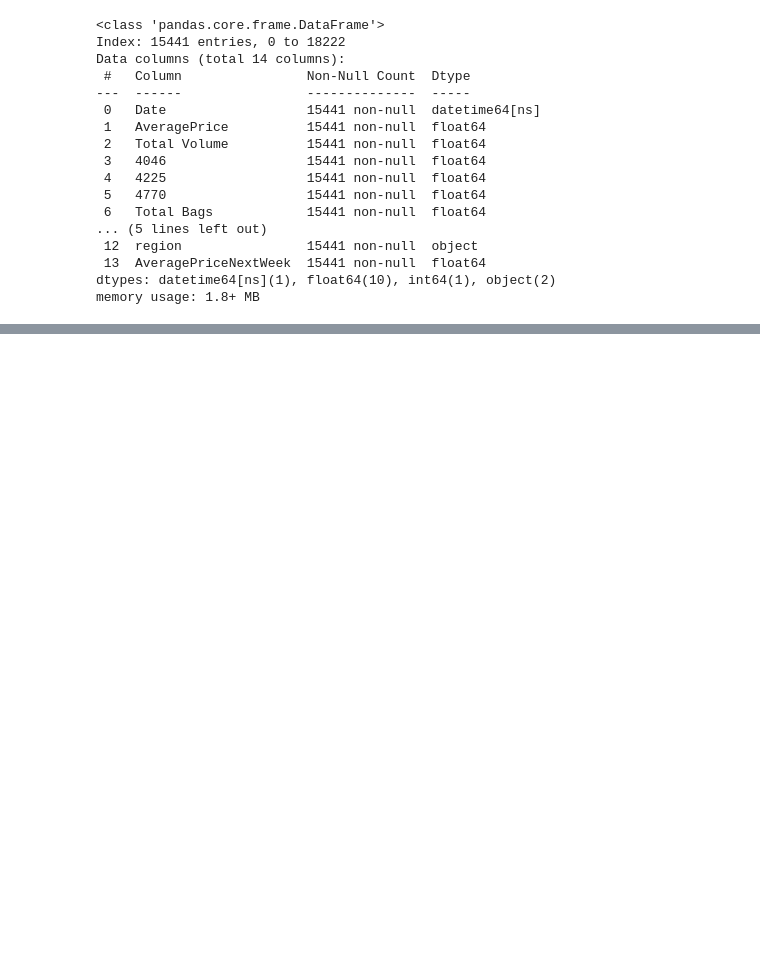
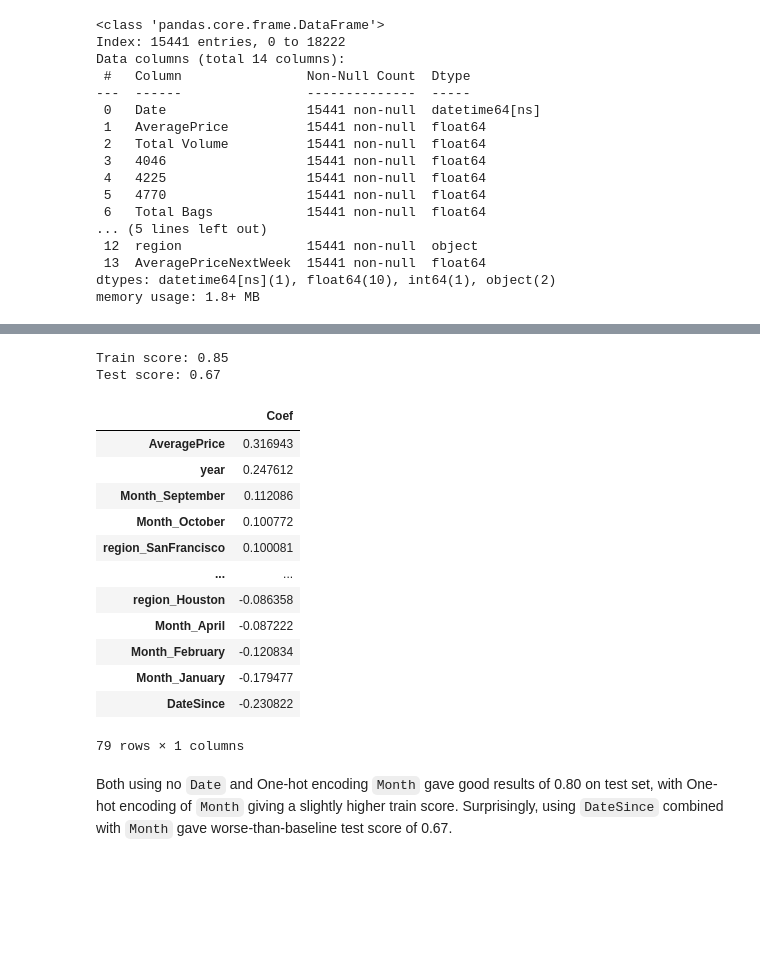
Before and after one commit to ShenranTomWang/CPSC330HW, a Jupyter notebook: hw8_sol.ipynb, the cells around one changed output, grey strips where cells are left out. Drawn from its saved outputs; the diff is of its cells as text; code cells hidden in the pictures; blank space fills up the shorter version.

```diff
--- a/hw8_sol.ipynb
+++ b/hw8_sol.ipynb
@@ -545,0 +610,9 @@ score_lr_print_coeff(preprocessor, df_train, y_train, df_test, y_test, X_train_e
+# %%
+X_train_enc, y_train, X_test_enc, y_test, preprocessor = preprocess_features(
+    train_df,
+    test_df,
+    numeric_features,
+    categorical_features,
+    drop_features, target
+)
+X_train_enc.info()
@@ -546,3 +637,38 @@ score_lr_print_coeff(preprocessor, df_train, y_train, df_test, y_test, X_train_e
+# %%
+# Ridge
+# lec19
+
+def score_lr_print_coeff(preprocessor, train_df, y_train, test_df, y_test, X_train_enc):
+    lr_pipe = make_pipeline(preprocessor, Ridge(alpha=1)) # i tried different alphas but they didn't affect train/test scores
+    lr_pipe.fit(train_df, y_train)
+    print("Train score: {:.2f}".format(lr_pipe.score(train_df, y_train)))
+    print("Test score: {:.2f}".format(lr_pipe.score(test_df, y_test)))
+    lr_coef = pd.DataFrame(
+        data=lr_pipe.named_steps["ridge"].coef_.flatten(),
+        index=X_train_enc.columns,
+        columns=["Coef"],
+    )
+    return lr_coef.sort_values(by="Coef", ascending=False)
+
+score_lr_print_coeff(preprocessor, train_df, y_train, test_df, y_test, X_train_enc)
+# %% [output]
+Train score: 0.85
+Test score: 0.67
+|  | Coef |
+| AveragePrice | 0.316943 |
+| year | 0.247612 |
+| Month_September | 0.112086 |
+| Month_October | 0.100772 |
+| region_SanFrancisco | 0.100081 |
+| ... | ... |
+| region_Houston | -0.086358 |
+| Month_April | -0.087222 |
+| Month_February | -0.120834 |
+| Month_January | -0.179477 |
+| DateSince | -0.230822 |
+79 rows × 1 columns
+# %% [markdown]
+Both using no `Date` and One-hot encoding `Month` gave good results of 0.80 on test set, with One-hot encoding of `Month` giving a slightly higher train score. Surprisingly, using `DateSince` combined with `Month` gave worse-than-baseline test score of 0.67.
 # %% [markdown]
 <!-- END QUESTION -->
 
```
Also changed, not shown: parts of 50 cells of this notebook.
